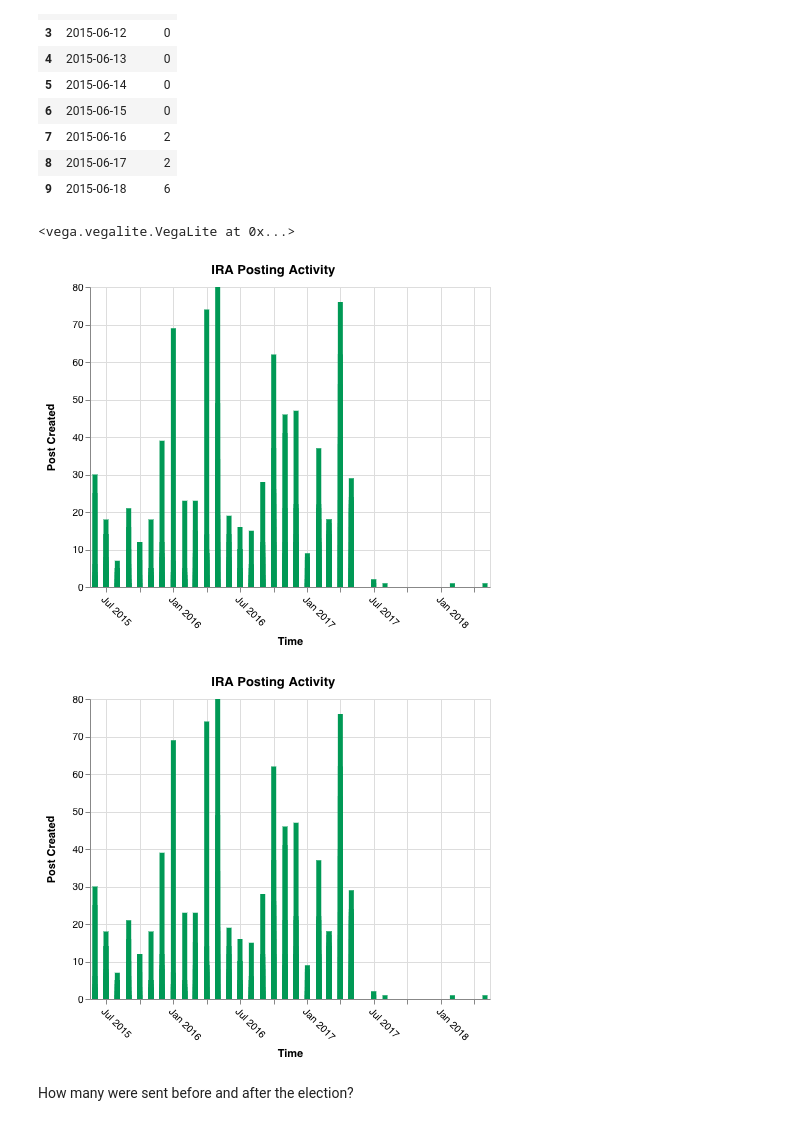
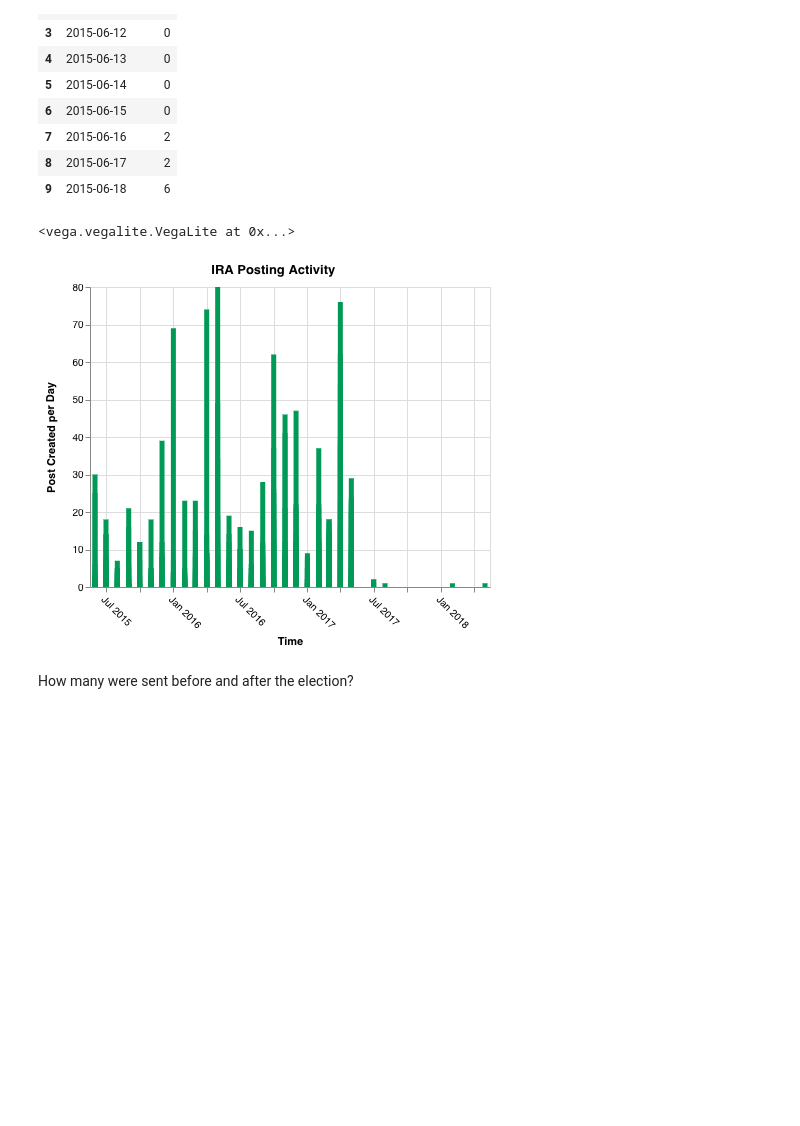
Before and after one commit to edsu/notebooks, a Jupyter notebook: IRA Facebook Posts.ipynb, the cells around one changed output. Drawn from its saved outputs; the diff is of its cells as text; code cells hidden in the pictures; blank space fills up the shorter version.

```diff
--- a/IRA Facebook Posts.ipynb
+++ b/IRA Facebook Posts.ipynb
@@ -39,23 +39,22 @@ times.head(10)
 # %%
 import altair
 
 altair.renderers.enable('notebook')
 
 chart = altair.Chart(times, title="IRA Posting Activity")
 chart = chart.configure_axisX(labelAngle=45)
 
 chart = chart.mark_bar().encode(
     altair.X('yearmonth(created):T', title="Time"),
-    altair.Y('posts', title="Post Created"),
+    altair.Y('posts', title="Post Created per Day"),
 )
 
 chart = chart.configure_mark(color='#095')
 
 chart
 # %% [output]
 <vega.vegalite.VegaLite at 0x...>
-[figure, old version]
+[figure, new version]
-[figure, removed]
 # %% [markdown]
 How many were sent before and after the election?
 # %%
```
